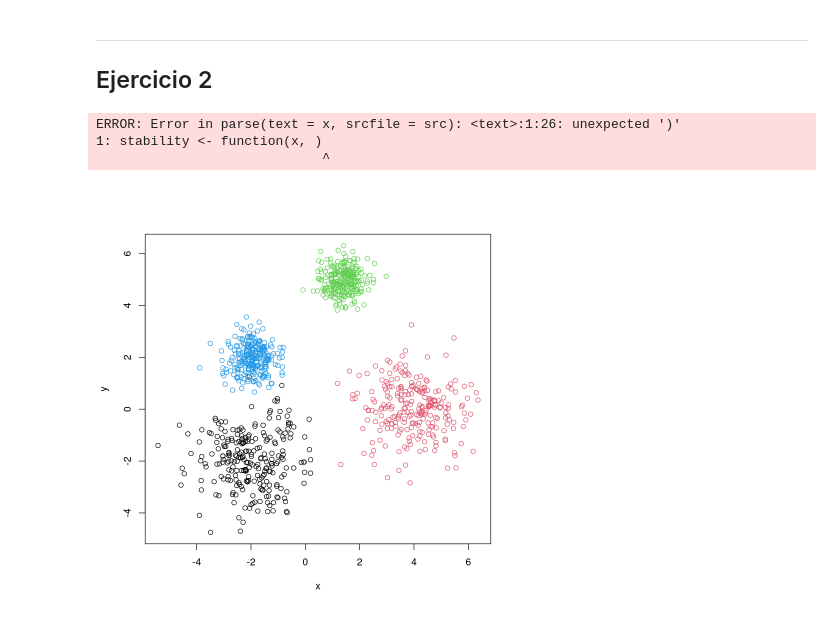
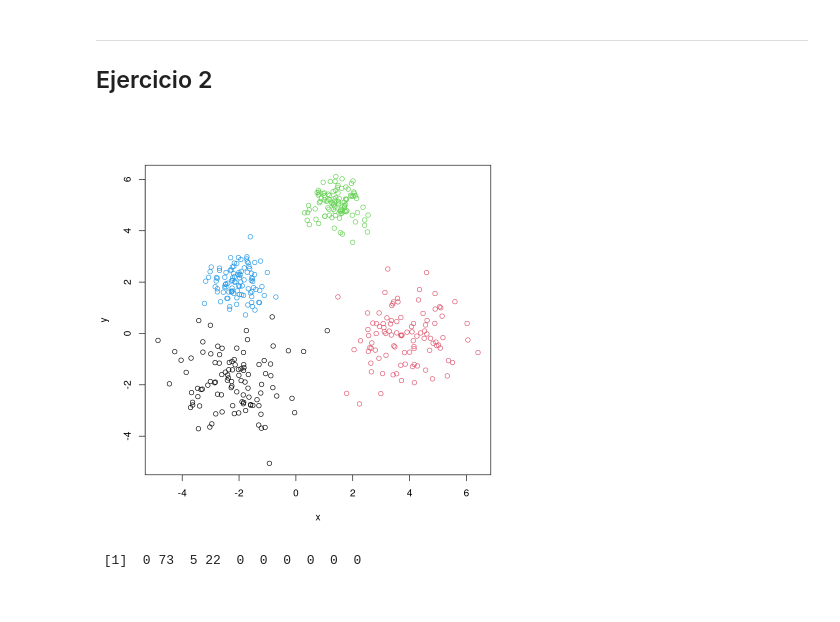
Before and after one commit to jfarizano/DataMining, a Jupyter notebook: tp3.ipynb, the cells around one changed output. Cells and saved outputs as stored; diff of their text form; code cells hidden in the pictures.

```diff
--- a/tp3.ipynb
+++ b/tp3.ipynb
@@ -360,14 +411,7 @@ Para estos datos, si quiero separar por el año el primer método ya fue muy bue
 # %%
-stability <- function(x, percent=0.9) {
-  x<-iris[,-5]
-  n<-dim(x)[1]
-  #fijo el numero de clusters
-  k=3
-  #creo dos indices al azar y hago los clusters
-  ind1<-sample(n,percent*n)
-  cc1<-kmeans(x[ind1,],k,nsta=10)$cluster
-  ind2<-sample(n,percent*n)
-  cc2<-kmeans(x[ind2,],k,nsta=10)$cluster
+# Función que calcula el score de estabilidad  de dos soluciones de clustering
+# (misma del enunciado)
+stability.score <- function(n, ind1, cc1, ind2, cc2) {
   #pongo los clusters de nuevo en longitud n - quedan 0 los puntos fuera del sample
   v1<-v2<-rep(0,n)
   v1[ind1]<-cc1
@@ -382,30 +426,71 @@ stability <- function(x, percent=0.9) {
   m2[is.nan(m2)]<-0
   #calculo el score, los pares de puntos que estan en la misma situacion en los dos clustering dividido el total de pares validos.
   validos<-sum(v1*v2>0)
-  score<-sum((m1*m2)[upper.tri(m1)]>0)/(validos*(validos-1)/2)
-  print(score)
+  sum((m1*m2)[upper.tri(m1)]>0)/(validos*(validos-1)/2)
 }
+
+# Recibo los datos que quiero clusterizar, la cantidad maxima de clusters,
+# la cantidad de replicas que voy a generar para cada k
+# y el porcentaje utilizado para hacer subsampling
+stability <- function(x, max.k, replics, sub.percent=0.9) {
+  mean.scores = double(max.k)
+  n<-dim(x)[1]
+
+  # Preparo los indices para subsamplear para cada k (datos perturbados)
+  subsamples.ind <- c()
+  for (rep in 1:replics) {
+    subsamples.ind <- rbind(subsamples.ind, sample(n,sub.percent*n))
+  }
+
+  for (k in 1:max.k) {
+    # Hago kmeans para cada subset de datos perturbados
+    kmeans <- c()
+    for (rep in 1:replics) {
+      kmeans <- rbind(kmeans, kmeans(x[subsamples.ind[rep, ]], cent=k,nsta=10)$cluster)
+    }
+
+    # Calculo la estabilidad entre cada par de réplicas para luego calcular la media
+    scores <- c()
+    for (ind1 in 1:(replics - 1)) {
+      for (ind2 in (ind1 + 1):replics) {
+        scores <- c(scores, stability.score(n, subsamples.ind[ind1,], kmeans[ind1,], subsamples.ind[ind2,], kmeans[ind2, ]))
+      }
+    }
+    mean.scores[k] <- mean(scores)
+  }
+  # Le pongo NaN a 1 porque si hay un solo cluster la estabilidad es perfecta
+  # y siempre va a ser el máximo, dejo k=1 en el vector también para que
+  # scores[best.k] me de el score correspondiente
+  mean.scores[1] <- NaN
+
+  return(list(best.k=which.max(mean.scores), scores=mean.scores))
+}
-# %% [output]
-ERROR: Error in parse(text = x, srcfile = src): <text>:1:26: unexpected ')'
-1: stability <- function(x, )
-                             ^
 # %%
 cuatro.gaussianas <- function(tot.puntos, gap=2) {
-#cuatro clusters de dist. gaussianas
+  #cuatro clusters de dist. gaussianas
   x<-rnorm(tot.puntos,mean=-gap)
   y<-rnorm(tot.puntos,mean=-gap)
   gausianas<-cbind(x,y,rep(1,length(x)))
   x<-rnorm(tot.puntos,mean=2*gap)
   y<-rnorm(tot.puntos,mean=0)
   gausianas<-rbind(gausianas,cbind(x,y,rep(2,length(x))))
   x<-rnorm(tot.puntos,mean=0.7*gap,sd=0.5)
   y<-rnorm(tot.puntos,mean=2.5*gap,sd=0.5)
   gausianas<-rbind(gausianas,cbind(x,y,rep(3,length(x))))
   x<-rnorm(tot.puntos,mean=-gap,sd=0.5)
   y<-rnorm(tot.puntos,mean=gap,sd=0.5)
   gausianas<-rbind(gausianas,cbind(x,y,rep(4,length(x))))
 }
-test <- cuatro.gausianas(250)
+test <- cuatro.gausianas(100)
 plot(test[,1:2],col=test[,3])
 # %% [output]
-[figure, old version]
+[figure, new version]
+# %%
+count <- rep(0, 10)
+for (i in 1:100) {
+  k <- gap.statistic(test[,1:2], 8, 100)$best.k
+  count[k] <- count[k] + 1
+}
+count
+# %% [output]
+ [1]  0 73  5 22  0  0  0  0  0  0
```
Also changed, not shown: parts of 7 cells of this notebook.
